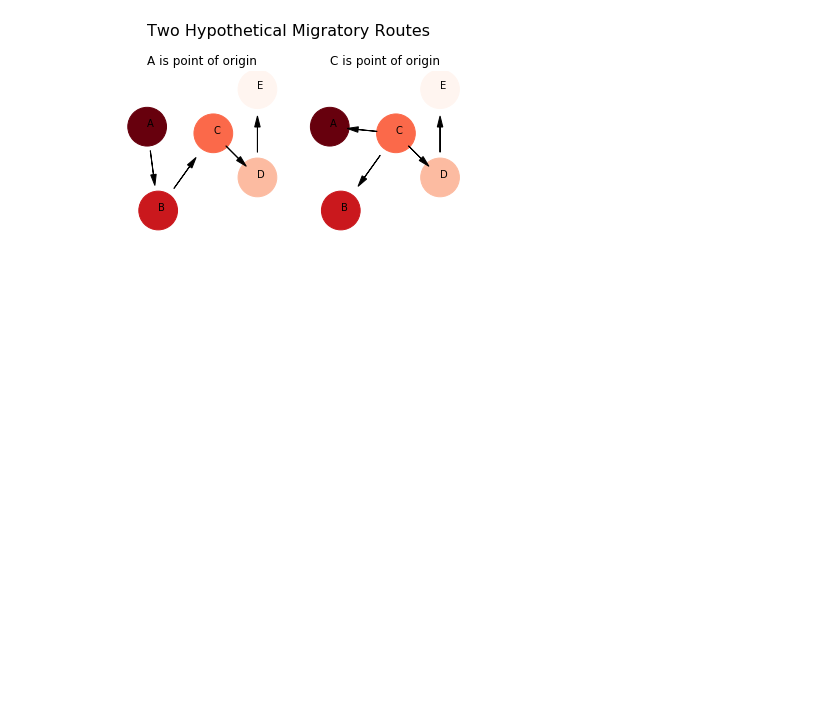
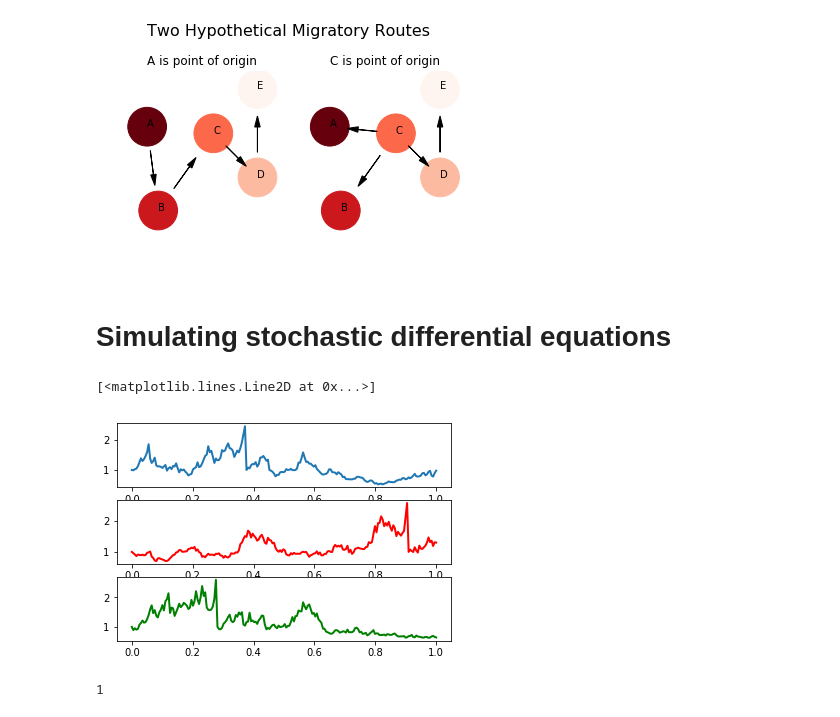
Before and after one commit to mbaker21231/InstEvo, a Jupyter notebook: Writeup/AgeArea/ArticleGraph2.ipynb, the cells around one changed output. Cells and saved outputs as stored; diff of their text form; code cells hidden in the pictures; blank space fills up the shorter version.

Commit message:
Next graph

```diff
--- a/Writeup/AgeArea/ArticleGraph2.ipynb
+++ b/Writeup/AgeArea/ArticleGraph2.ipynb
@@ -142,3 +143,5 @@ mypic2.set_title('C is point of origin')
 myfig.savefig('AncillaryFiles\\figure2.eps', format='eps', dpi=1000)
 # %% [output]
 [figure]
+# %% [markdown]
+# Simulating stochastic differential equations
@@ -144,0 +202,15 @@ myfig.savefig('AncillaryFiles\\figure2.eps', format='eps', dpi=1000)
+# %%
+fig = plt.figure()
+ax1 = plt.subplot(311)
+ax1.plot(t, x, lw=2)
+ax2 = plt.subplot(312)
+ax2.plot(t, y, lw=2, color='red')
+ax3 = plt.subplot(313)
+ax3.plot(t, z, lw=2, color='green')
+# %% [output]
+[<matplotlib.lines.Line2D at 0x...>]
+[figure, added]
+# %%
+breached
+# %% [output]
+1
```
Also changed, not shown: parts of 2 cells of this notebook, 2 other files.
